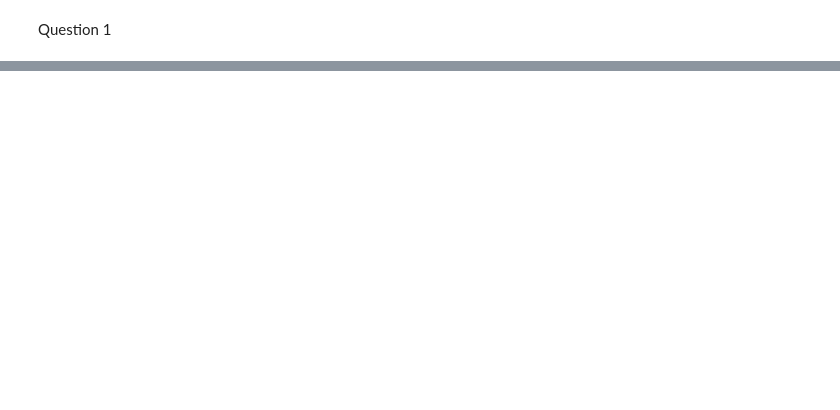
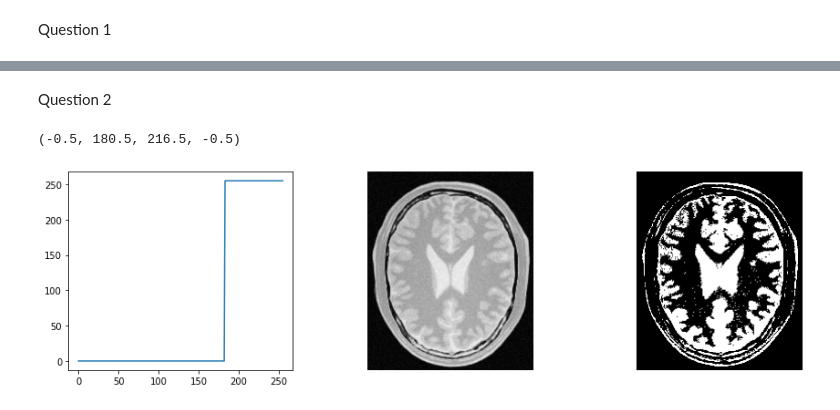
Before and after one commit to akilaabeyratne/EN2550-Assignment-1, a Jupyter notebook: Assignment1.ipynb, the cells around one changed output, grey strips where cells are left out. Saved outputs shown, nothing was run; the diff lists cells and outputs as text; code cells hidden in the pictures; blank space fills up the shorter version.

```diff
--- a/Assignment1.ipynb
+++ b/Assignment1.ipynb
@@ -27,0 +31,39 @@ ax[2].imshow(cv.cvtColor(g, cv.COLOR_BGR2RGB))
+# %% [markdown]
+Question 2
+# %%
+brain = cv.imread(r'brain_proton_density_slice.png')
+assert f is not None
+
+#for i in range(175,185):
+#    w1 = np.zeros(i)
+#    w2 = 255*np.ones(256-i)
+#    w = np.concatenate((w1,w2),axis=0).astype(np.uint8)
+#    fig,ax = plt.subplots(1,2)
+#    fig.set_figwidth(25)
+#    g = cv.LUT(brain,w)
+#    ax[0].grid()
+#    ax[0].plot(w)
+#    ax[0].set_title(str(i))
+#    ax[0].imshow(cv.cvtColor(brain, cv.COLOR_BGR2RGB))
+#    ax[1].imshow(cv.cvtColor(g, cv.COLOR_BGR2RGB))
+
+
+ideal_val_w = 183
+
+w1 = np.zeros(ideal_val_w)
+w2 = 255*np.ones(256-ideal_val_w)
+w = np.concatenate((w1,w2),axis=0).astype(np.uint8)
+
+fig,ax = plt.subplots(1,3)
+fig.set_figwidth(15)
+
+g = cv.LUT(brain,w)
+#ax[0].grid()
+ax[0].plot(w)
+ax[1].imshow(cv.cvtColor(brain, cv.COLOR_BGR2RGB))
+ax[2].imshow(cv.cvtColor(g, cv.COLOR_BGR2RGB))
+ax[1].axis('off')
+ax[2].axis('off')
+# %% [output]
+(-0.5, 180.5, 216.5, -0.5)
+[figure, added]
```
Also changed, not shown: parts of 1 cell of this notebook.
